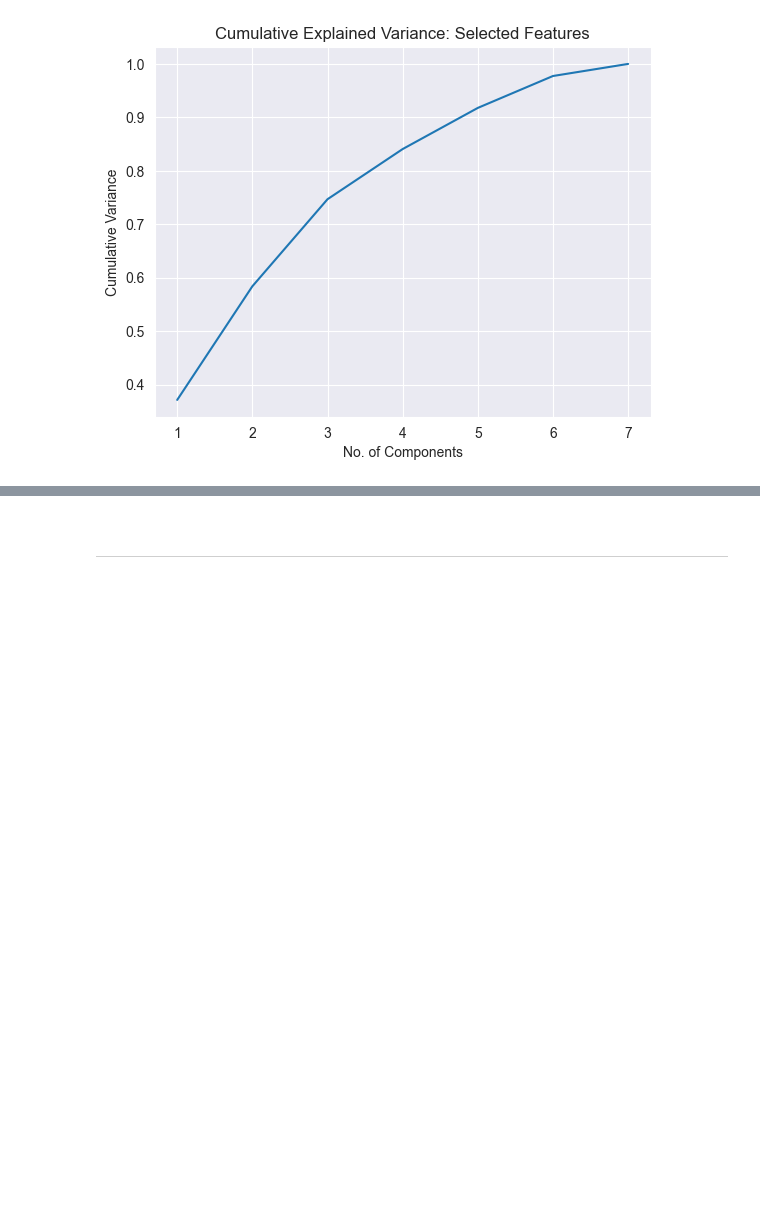
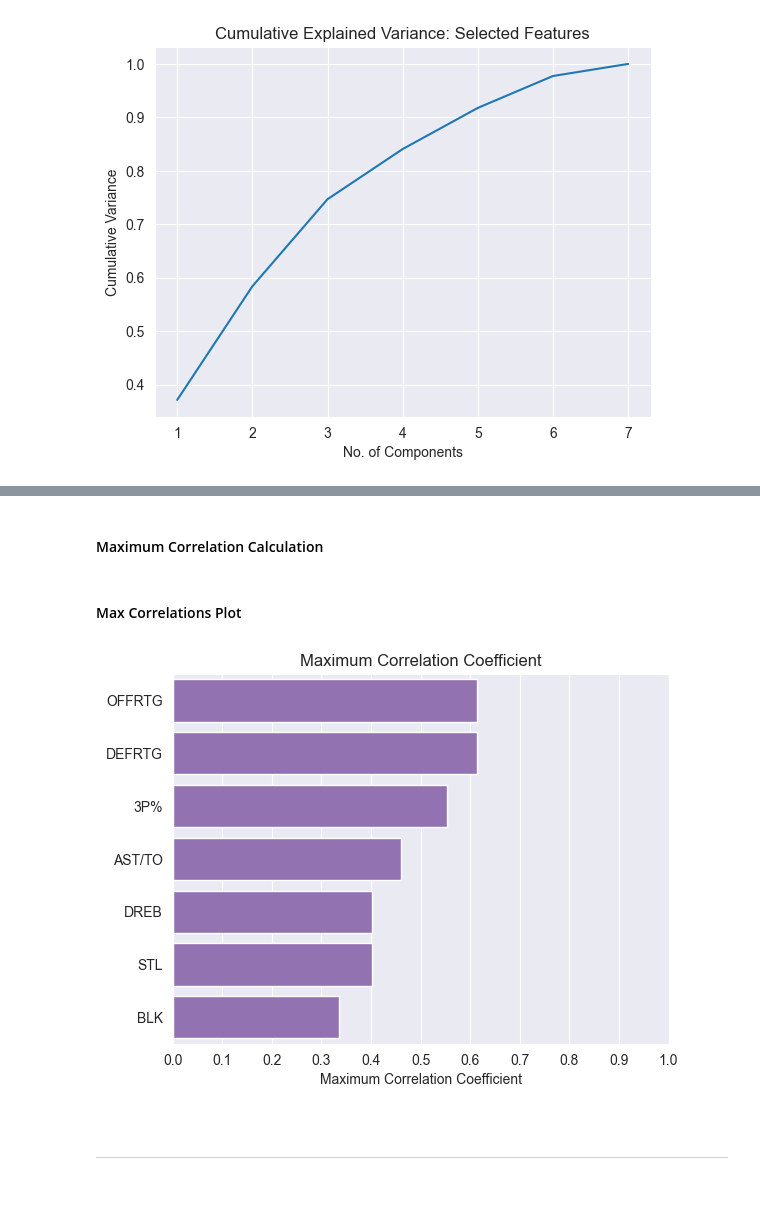
Before and after one commit to cdpeters/nba-prediction-analysis, a Jupyter notebook: notebooks/machine_learning/nba_stats_ml.ipynb, the cells around one changed output, grey strips where cells are left out. Saved outputs shown, nothing was run; the diff lists cells and outputs as text; code cells hidden in the pictures; blank space fills up the shorter version.

```diff
--- a/notebooks/machine_learning/nba_stats_ml.ipynb
+++ b/notebooks/machine_learning/nba_stats_ml.ipynb
@@ -672,3 +717,38 @@ plt.show()
+# %% [markdown]
+#### Maximum Correlation Calculation
+# %%
+# Use the default value for the `percentile` parameter of `get_percentile` in order to
+# return maximum correlations.
+max_corrs_selected = corrs_selected.agg(func=get_percentile)
+max_corrs_selected = max_corrs_selected.sort_values(ascending=False)
+# %% [markdown]
+#### Max Correlations Plot
+# %%
+fig, ax = plt.subplots()
+# Horizontal bar chart of max correlations.
+sns.barplot(
+    x=max_corrs_selected,
+    y=max_corrs_selected.index,
+    ax=ax,
+    orient="h",
+    color="tab:purple",
+)
+ax.set_title("Maximum Correlation Coefficient")
+ax.set_xlabel("Maximum Correlation Coefficient")
+ax.set_ylabel("")
+ax.set_xlim([0, 1])
+ax.xaxis.set_major_locator(MultipleLocator(0.1))
+
+# Save image to file.
+fig.savefig(
+    fname=IMAGES_DIR / "max_correlation_coefficients_selected_features.png",
+    dpi=IMAGE_DPI,
+    bbox_inches="tight",
+)
+
+plt.show()
+# %% [output]
+[figure, added]
 # %% [markdown]
 <br>
 <hr>
```
Also changed, not shown: parts of 41 cells of this notebook.
